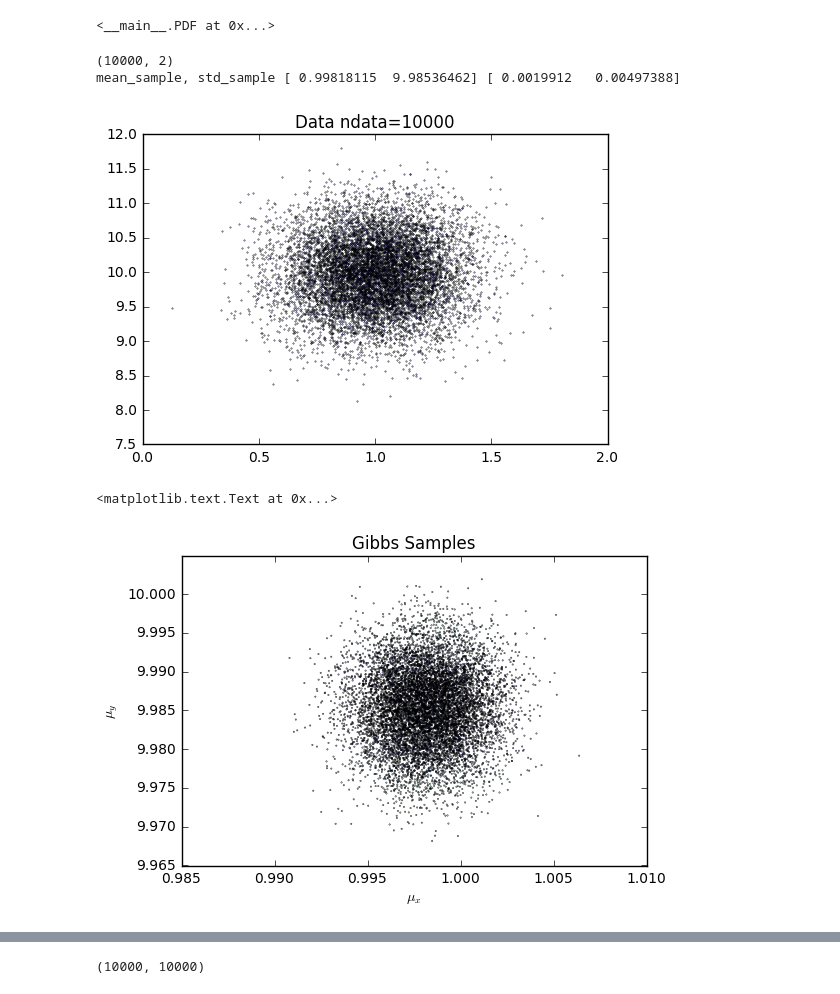
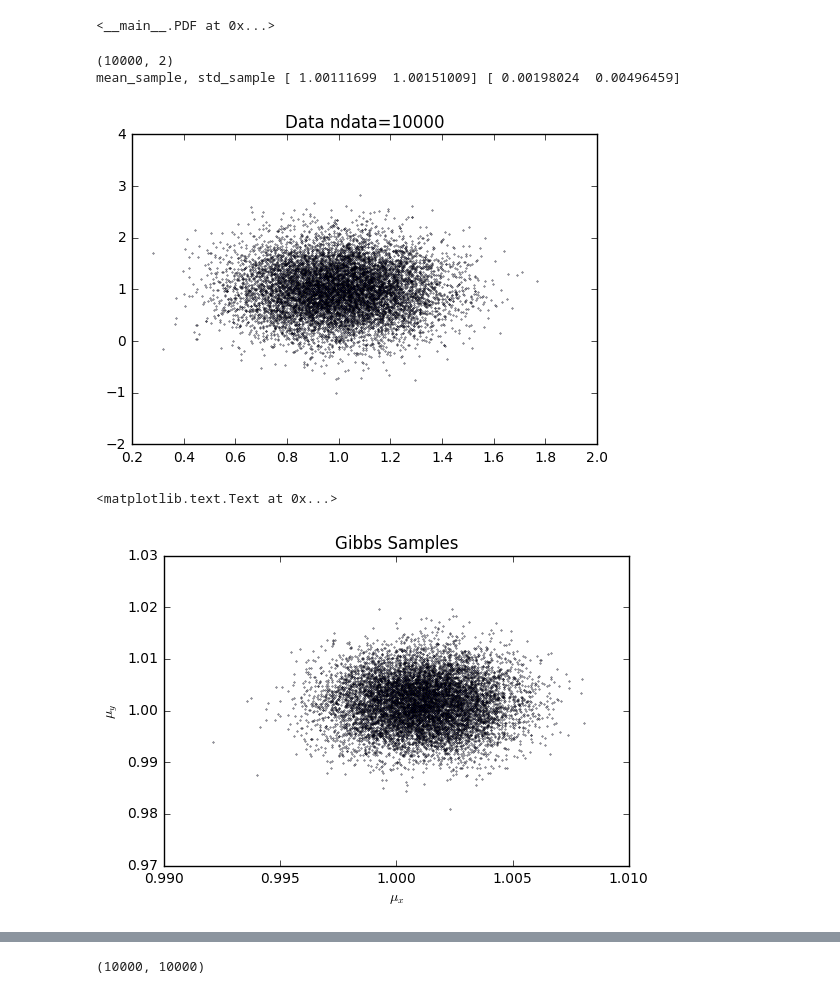
Before and after one commit to yabebalFantaye/BayesSchool2016, a Jupyter notebook: alan_q7.ipynb, the cells around one changed output, grey strips where cells are left out. Saved outputs shown, nothing was run; the diff lists cells and outputs as text; code cells hidden in the pictures.

```diff
--- a/alan_q7.ipynb
+++ b/alan_q7.ipynb
@@ -26,6 +26,9 @@ PDF('derivations_alan_eq7.pdf',size=(1000,350))
 #
 def theory_evidence():
     pass
+
+def gauss_nrom1d(x,mean,var):
+    return 1.0/np.sqrt(2*np.pi*var)*np.exp(-0.5*(x-mean)**2/var)
 
 def gibbs_samples_wcorr(n=1000,mean=(1,10),std=(0.2,0.5),corr=0.099):
     #Means:
@@ -64,35 +67,38 @@ def gibbs_samples(n=1000,mean=(1,10),std=(0.2,0.5)):
 # %%
 #  Generate data
 ndata=10000
 ndim=2
-d2d=np.random.normal((1,10),(0.2,0.5),size=(ndata,ndim))
+d2d=np.random.normal((1,1),(0.2,0.5),size=(ndata,ndim))
 print(d2d.shape)
 plt.scatter(d2d[:,0],d2d[:,1],s=0.1)
 plt.title('Data ndata='+str(ndata))
 # the sample mean and variance
 mean_sample=np.mean(d2d,axis=0)
-var_sample=np.var(d2d,axis=0)/ndata
+var_sample=np.var(d2d,axis=0)/np.float(ndata)
 std_sample=np.sqrt(var_sample)
+
 #compute the constant term for the likelihood
 tx=np.sum(d2d[:,0]**2)/var_sample[0]
 ty=np.sum(d2d[:,1]**2)/var_sample[1]
 
 print('mean_sample, std_sample',mean_sample, std_sample)
 
 #Given data, get samples for the mean mu_x and mu_y
 nchain=10000
 xs,ys=gibbs_samples(n=nchain,mean=mean_sample,std=std_sample)
 #compute likelihood
-nlogL=0.5*ndata*(xs-mean_sample[0])**2+0.5*ndata*(ys-mean_sample[1])**2 + tx + ty
+
+nlogL=-np.log(gauss_nrom1d(xs,mean_sample[0],var_sample[0])*
+              gauss_nrom1d(ys,mean_sample[1],var_sample[1])) #+ tx + ty
 # %% [output]
 (10000, 2)
-mean_sample, std_sample [ 0.99818115  9.98536462] [ 0.0019912   0.00497388]
+mean_sample, std_sample [ 1.00111699  1.00151009] [ 0.00198024  0.00496459]
-[figure, old version]
+[figure, new version]
 # %%
-plt.scatter(xs,ys,s=0.1,c=nlogL/max(nlogL))
+plt.scatter(xs,ys,s=0.1)
 plt.title('Gibbs Samples')
 plt.xlabel('$\mu_x$')
 plt.ylabel('$\mu_y$')
 # %% [output]
 <matplotlib.text.Text at 0x...>
-[figure, old version]
+[figure, new version]
```
Also changed, not shown: parts of 2 cells of this notebook.
